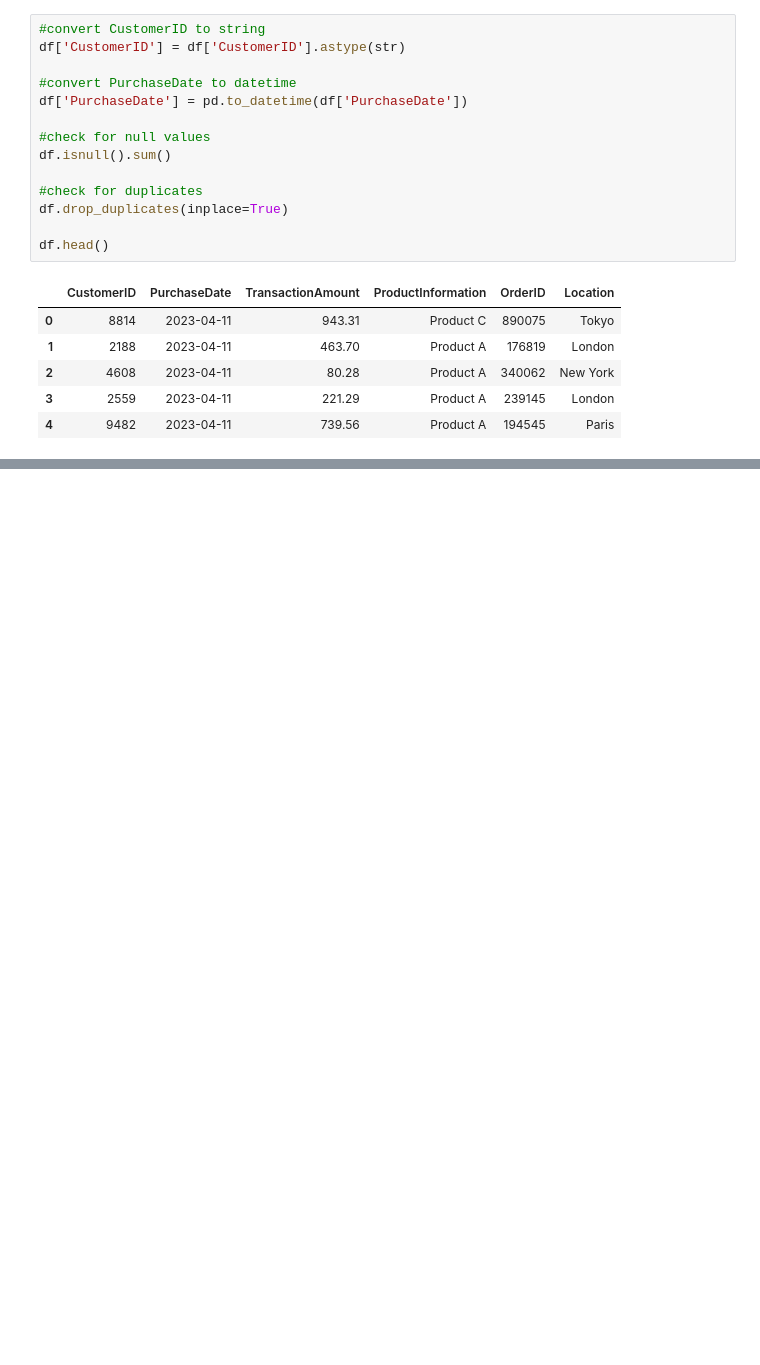
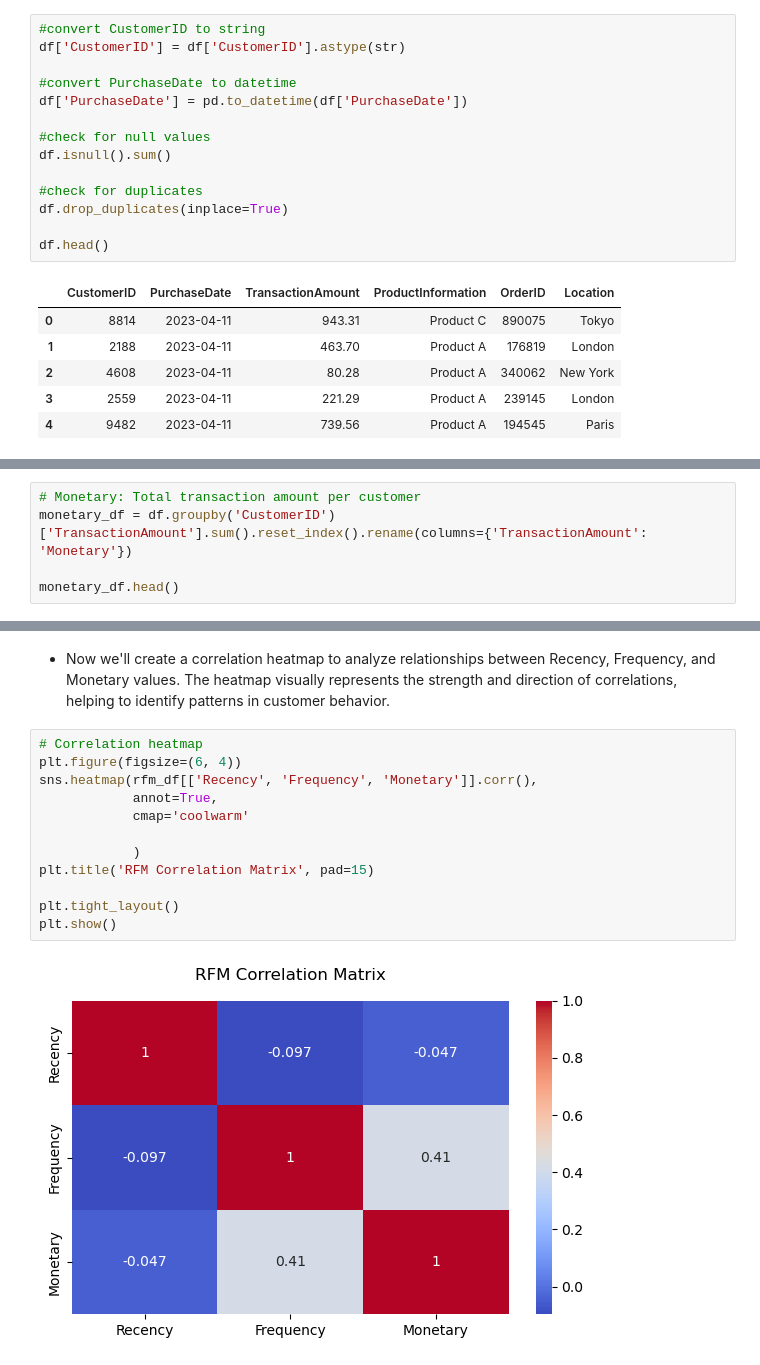
Before and after one commit to modyreturn/RFM-Analysis, a Jupyter notebook: RFM_Analysis.ipynb, the cells around one changed output, grey strips where cells are left out. Saved outputs shown, nothing was run; the diff lists cells and outputs as text; blank space fills up the shorter version.

```diff
--- a/RFM_Analysis.ipynb
+++ b/RFM_Analysis.ipynb
@@ -54,0 +94,5 @@ df.describe()
+# %%
+# Monetary: Total transaction amount per customer
+monetary_df = df.groupby('CustomerID')['TransactionAmount'].sum().reset_index().rename(columns={'TransactionAmount': 'Monetary'})
+
+monetary_df.head()
@@ -54,0 +254,16 @@ df.describe()
+# %% [markdown]
+-   Now we'll create a correlation heatmap to analyze relationships between Recency, Frequency, and Monetary values. The heatmap visually represents the strength and direction of correlations, helping to identify patterns in customer behavior.
+# %%
+# Correlation heatmap
+plt.figure(figsize=(6, 4))
+sns.heatmap(rfm_df[['Recency', 'Frequency', 'Monetary']].corr(),
+            annot=True,
+            cmap='coolwarm'
+
+            )
+plt.title('RFM Correlation Matrix', pad=15)
+
+plt.tight_layout()
+plt.show()
+# %% [output]
+[figure, added]
```
Also changed, not shown: parts of 39 cells of this notebook.
